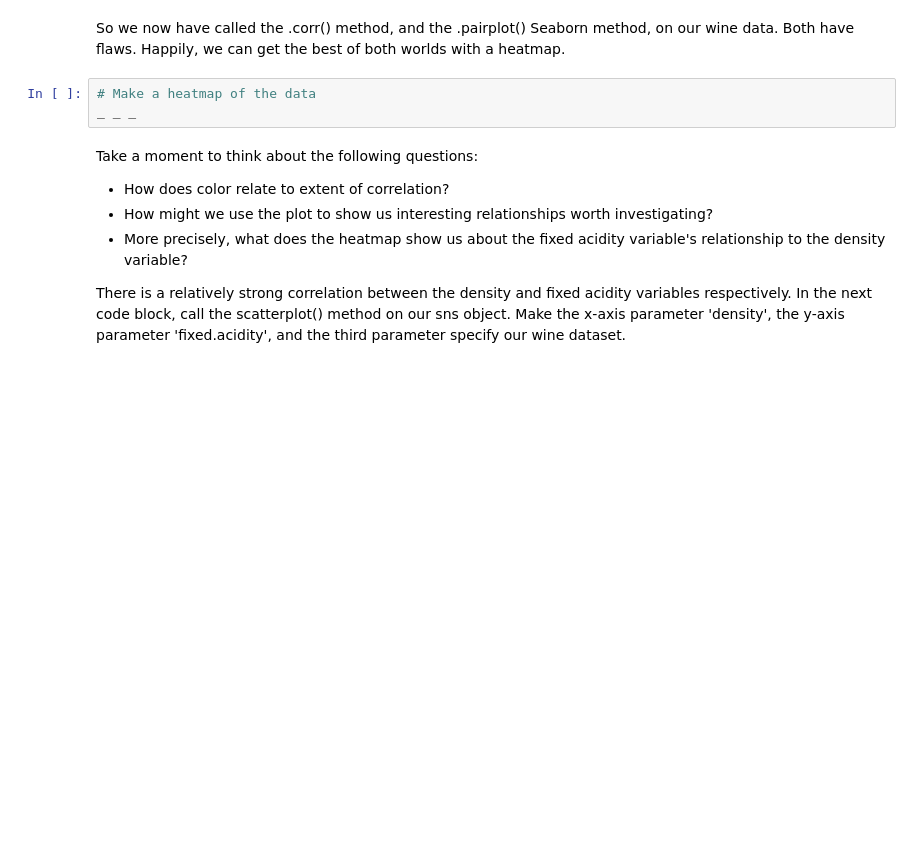
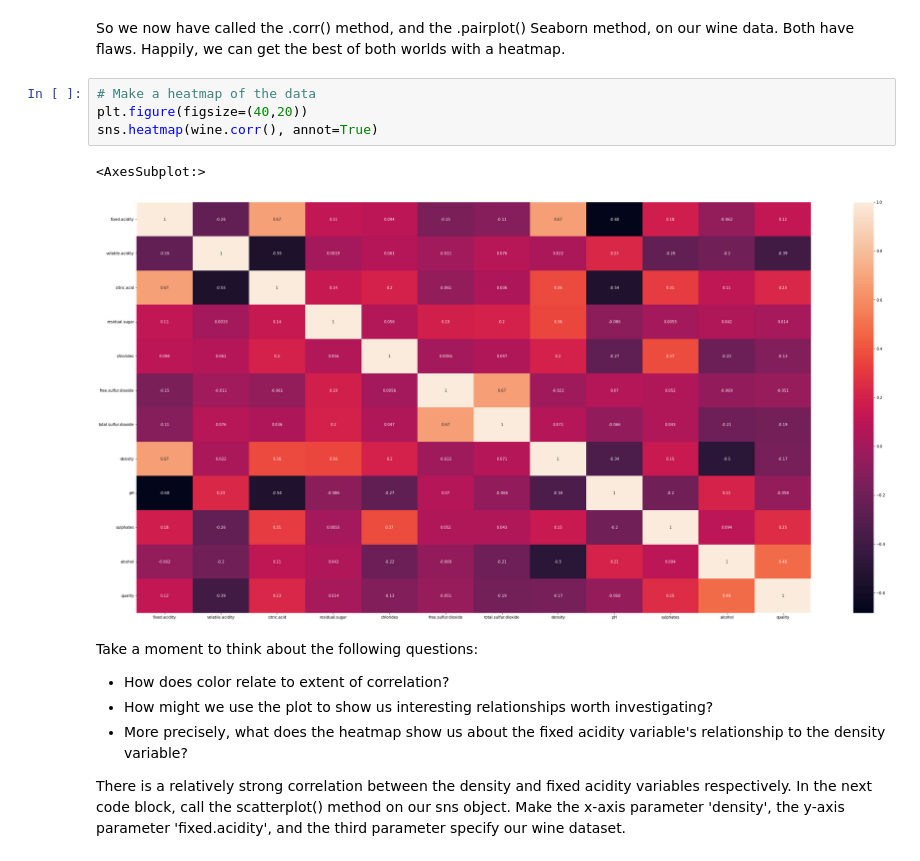
Before and after one commit to jbuckel/SpringboardNew, a Jupyter notebook: 11.4.1 Case Study - Linear Regression/Springboard Regression Case Study - the Red Wine Dataset - Tier 3.ipynb, the cells around one changed output. Drawn from its saved outputs; the diff is of its cells as text; blank space fills up the shorter version.

```diff
--- a/11.4.1 Case Study - Linear Regression/Springboard Regression Case Study - the Red Wine Dataset - Tier 3.ipynb
+++ b/11.4.1 Case Study - Linear Regression/Springboard Regression Case Study - the Red Wine Dataset - Tier 3.ipynb
@@ -175,7 +216,11 @@ Here's a couple things you might have noticed:
 So we now have called the .corr() method, and the .pairplot() Seaborn method, on our wine data. Both have flaws. Happily, we can get the best of both worlds with a heatmap.
 # %%
 # Make a heatmap of the data
-_ _ _
+plt.figure(figsize=(40,20))
+sns.heatmap(wine.corr(), annot=True)
+# %% [output]
+<AxesSubplot:>
+[figure, added]
 # %% [markdown]
 Take a moment to think about the following questions:
 - How does color relate to extent of correlation?
```
Also changed, not shown: parts of 34 cells of this notebook.
